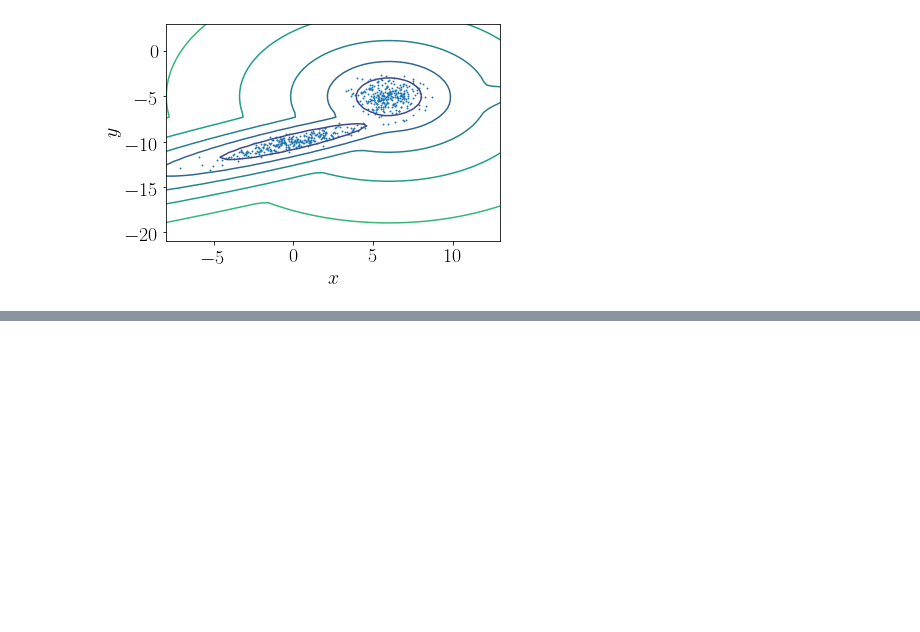
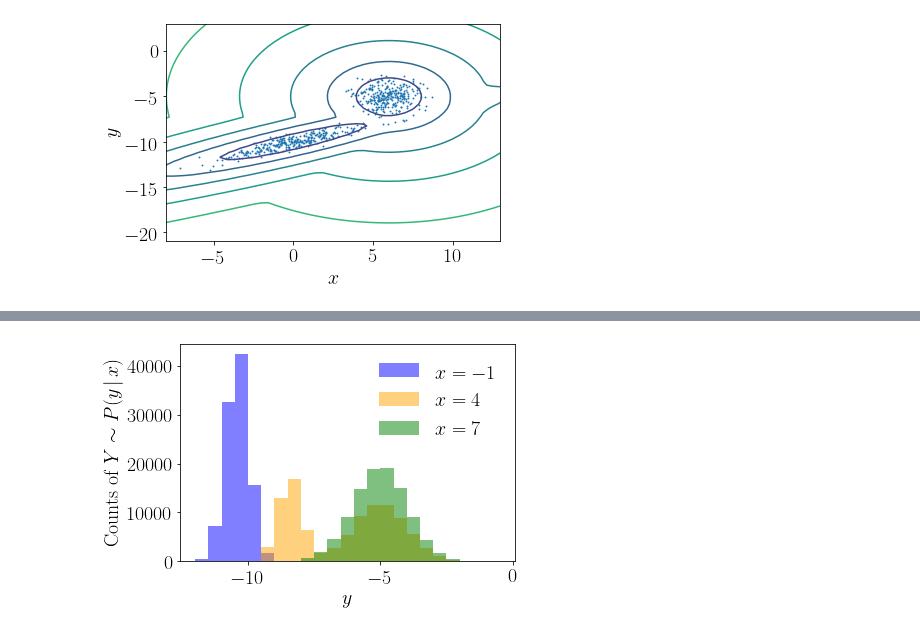
Before and after one commit to tmcclintock/ConditionalGMM, a Jupyter notebook: notebooks/Conditional PDFs of a GMM.ipynb, the cells around one changed output, grey strips where cells are left out. Drawn from its saved outputs; the diff is of its cells as text; code cells hidden in the pictures; blank space fills up the shorter version.

```diff
--- a/notebooks/Conditional PDFs of a GMM.ipynb
+++ b/notebooks/Conditional PDFs of a GMM.ipynb
@@ -87,0 +89,13 @@ plt.savefig("figures/cPDF_2comps.png", dpi=300, bbox_inches="tight");
+# %%
+x_obs = np.array([-1, 4, 7])
+bins = np.arange(-12, 0, 0.5)
+N = 100000
+for i, x in enumerate(x_obs):
+    y_rvs = cGMM.rvs(x, size=N)
+    plt.hist(y_rvs, bins=bins, label=r"$x={x}$".format(x=x), density=False, color=colors[i], alpha=0.5)
+plt.xlabel(r"$y$")
+plt.ylabel(r"Counts of $Y\sim P(y\,|\,x)$")
+plt.legend(frameon=False)
+plt.savefig("figures/hist_2comps.png", dpi=300, bbox_inches="tight");
+# %% [output]
+[figure, added]
```
Also changed, not shown: parts of 2 cells of this notebook, 3 other files.
